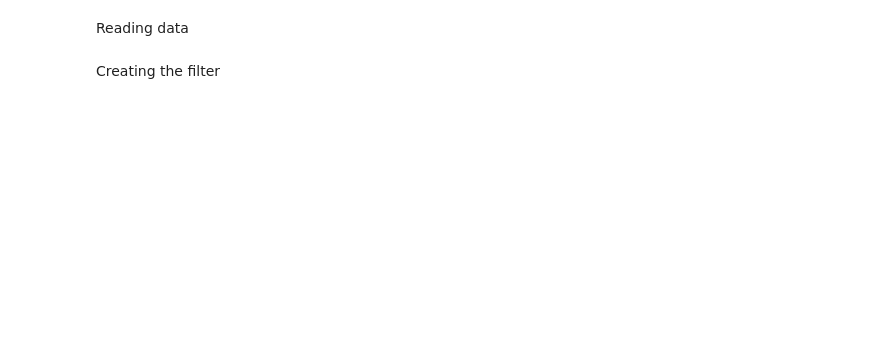
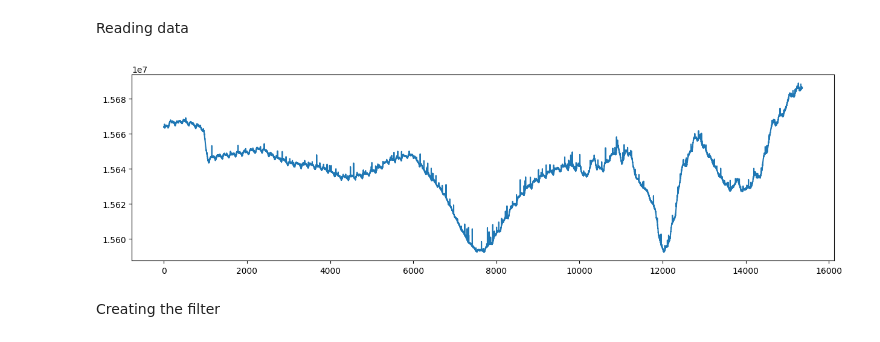
Before and after one commit to IlyaKarakulin/Stress-level-by-PPG, a Jupyter notebook: demo/example.ipynb, the cells around one changed output. Drawn from its saved outputs; the diff is of its cells as text; code cells hidden in the pictures; blank space fills up the shorter version.

```diff
--- a/demo/example.ipynb
+++ b/demo/example.ipynb
@@ -15,5 +15,11 @@ num_sec = 90
 
 ppg = data["afe_LED1ABSVAL"][sec_with * ppg_fr: (sec_with + num_sec) * ppg_fr]
+# %%
+plt.figure(figsize=(15, 4))
+plt.plot(ppg)
+plt.show()
+# %% [output]
+[figure, added]
 # %% [markdown]
 Creating the filter
 # %%
```
Also changed, not shown: parts of 3 cells of this notebook, 8 other files.
